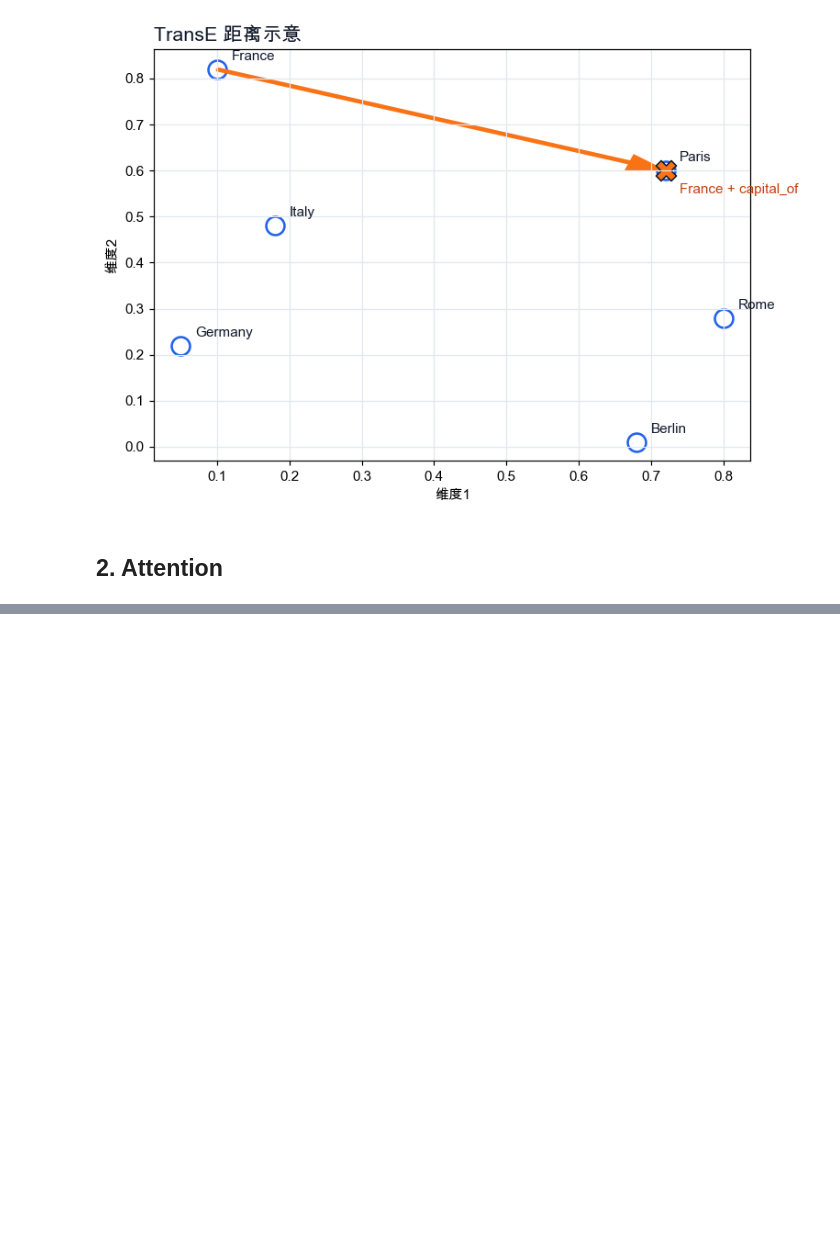
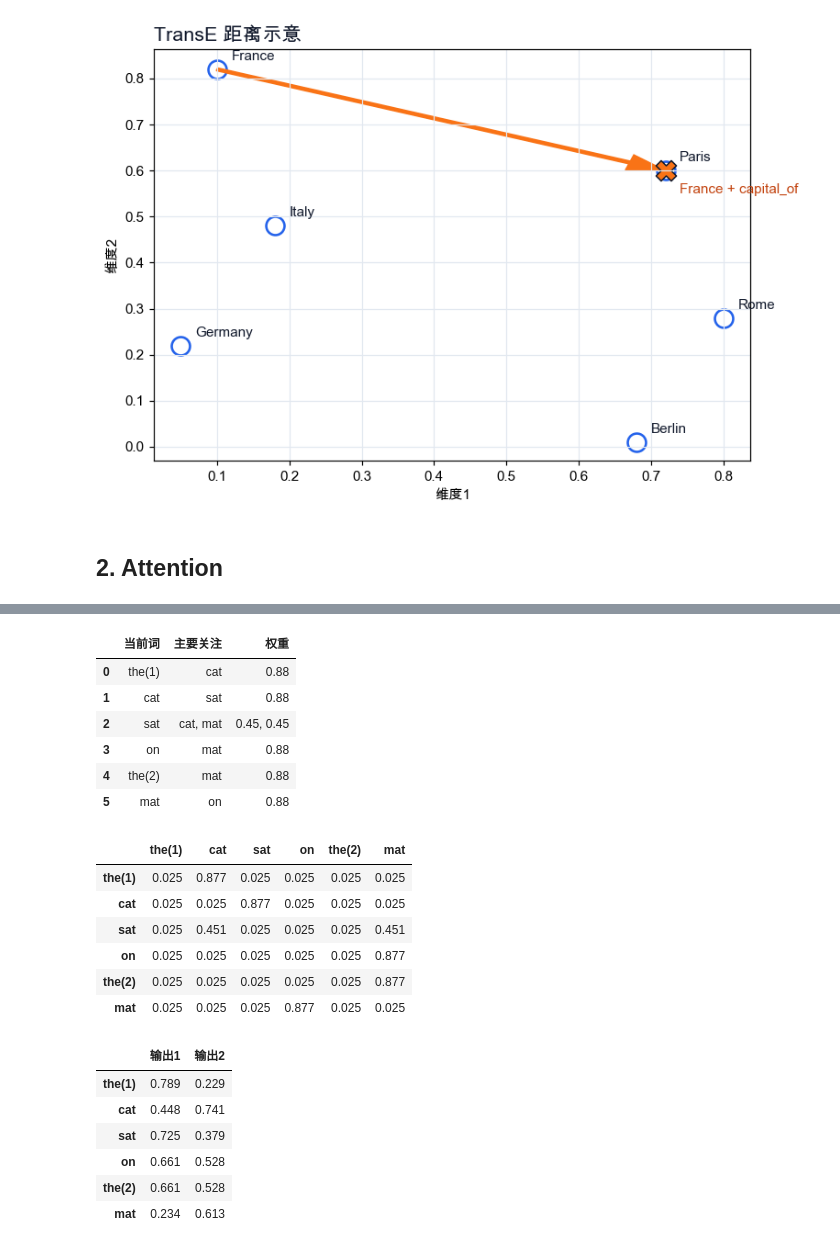
Before and after one commit to zhesun-0209/ai-thinking-labs, a Jupyter notebook: notebooks/ch08_transe_attention.ipynb, the cells around one changed output, grey strips where cells are left out. Cells and saved outputs as stored; diff of their text form; code cells hidden in the pictures; blank space fills up the shorter version.

```diff
--- a/notebooks/ch08_transe_attention.ipynb
+++ b/notebooks/ch08_transe_attention.ipynb
@@ -192,0 +138,73 @@ plt.show()
+# %%
+# 用一组可解释的 query/key 特征，让同一句话的 attention 更容易读。
+tokens = ["the", "cat", "sat", "on", "the", "mat"]
+labels = ["the(1)", "cat", "sat", "on", "the(2)", "mat"]
+features = ["subject_noun", "verb", "prep", "place_noun", "det"]
+
+K = pd.DataFrame([
+    [0, 0, 0, 0, 1],  # the(1): determiner
+    [1, 0, 0, 0, 0],  # cat: subject noun
+    [0, 1, 0, 0, 0],  # sat: verb
+    [0, 0, 1, 0, 0],  # on: preposition
+    [0, 0, 0, 0, 1],  # the(2): determiner
+    [0, 0, 0, 1, 0],  # mat: place noun
+], index=labels, columns=features)
+
+Q = pd.DataFrame([
+    [8.0, 0.0, 0.0, 0.0, 0.0],  # the(1) looks for the noun it modifies: cat
+    [0.0, 8.0, 0.0, 0.0, 0.0],  # cat looks for the action: sat
+    [6.5, 0.0, 0.0, 6.5, 0.0],  # sat looks at the subject and the location
+    [0.0, 0.0, 0.0, 8.0, 0.0],  # on points to its object: mat
+    [0.0, 0.0, 0.0, 8.0, 0.0],  # the(2) modifies mat
+    [0.0, 0.0, 8.0, 0.0, 0.0],  # mat looks back to the preposition: on
+], index=labels, columns=features)
+
+V = np.array([
+    [0.20, 0.10],
+    [0.85, 0.20],
+    [0.45, 0.80],
+    [0.20, 0.65],
+    [0.20, 0.10],
+    [0.70, 0.55],
+])
+
+scores = Q.to_numpy() @ K.to_numpy().T / math.sqrt(len(features))
+weights = np.exp(scores - scores.max(axis=1, keepdims=True))
+weights = weights / weights.sum(axis=1, keepdims=True)
+attn_output = weights @ V
+
+weight_df = pd.DataFrame(np.round(weights, 3), index=labels, columns=labels)
+focus_rows = []
+for i, label in enumerate(labels):
+    kept = [j for j in range(len(labels)) if weights[i, j] >= 0.20]
+    focus_rows.append({
+        "当前词": label,
+        "主要关注": ", ".join(labels[j] for j in kept),
+        "权重": ", ".join(f"{weights[i, j]:.2f}" for j in kept),
+    })
+
+display(pd.DataFrame(focus_rows))
+display(weight_df)
+display(pd.DataFrame(np.round(attn_output, 3), index=labels, columns=["输出1", "输出2"]))
+# %% [output]
+|  | 当前词 | 主要关注 | 权重 |
+| 0 | the(1) | cat | 0.88 |
+| 1 | cat | sat | 0.88 |
+| 2 | sat | cat, mat | 0.45, 0.45 |
+| 3 | on | mat | 0.88 |
+| 4 | the(2) | mat | 0.88 |
+| 5 | mat | on | 0.88 |
+|  | the(1) | cat | sat | on | the(2) | mat |
+| the(1) | 0.025 | 0.877 | 0.025 | 0.025 | 0.025 | 0.025 |
+| cat | 0.025 | 0.025 | 0.877 | 0.025 | 0.025 | 0.025 |
+| sat | 0.025 | 0.451 | 0.025 | 0.025 | 0.025 | 0.451 |
+| on | 0.025 | 0.025 | 0.025 | 0.025 | 0.025 | 0.877 |
+| the(2) | 0.025 | 0.025 | 0.025 | 0.025 | 0.025 | 0.877 |
+| mat | 0.025 | 0.025 | 0.025 | 0.877 | 0.025 | 0.025 |
+|  | 输出1 | 输出2 |
+| the(1) | 0.789 | 0.229 |
+| cat | 0.448 | 0.741 |
+| sat | 0.725 | 0.379 |
+| on | 0.661 | 0.528 |
+| the(2) | 0.661 | 0.528 |
+| mat | 0.234 | 0.613 |
```
Also changed, not shown: parts of 3 cells of this notebook, 2 other files.
